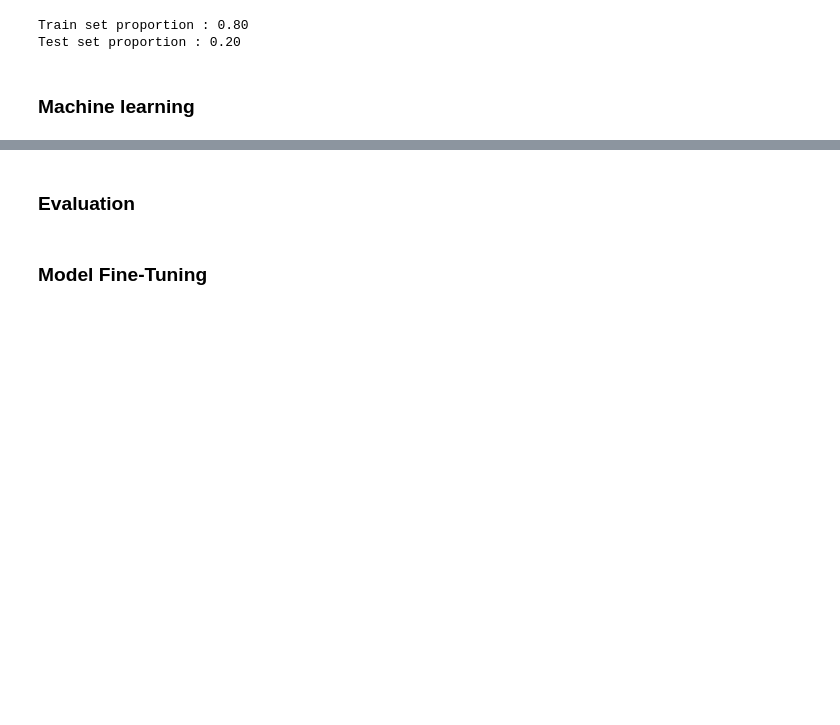
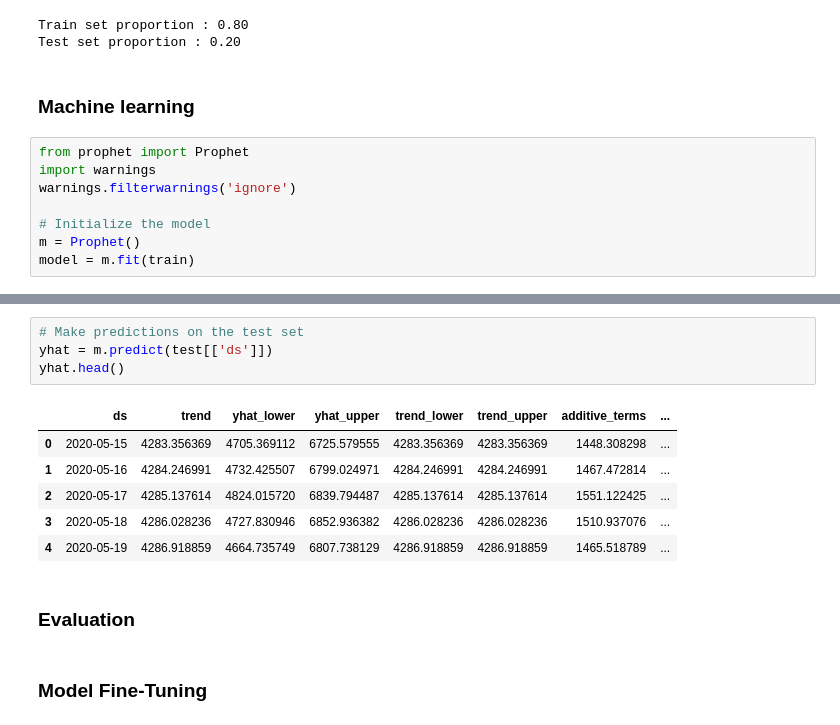
Before and after one commit to jaylesmajor/time-series-analysis, a Jupyter notebook: sales.ipynb, the cells around one changed output, grey strips where cells are left out. Drawn from its saved outputs; the diff is of its cells as text; blank space fills up the shorter version.

Commit message:
Finished Model Prediction

```diff
--- a/sales.ipynb
+++ b/sales.ipynb
@@ -240,3 +240,11 @@ Train set proportion : 0.80
 Test set proportion : 0.20
 # %% [markdown]
 ### **Machine learning**
+# %%
+from prophet import Prophet
+import warnings
+warnings.filterwarnings('ignore')
+
+# Initialize the model
+m = Prophet()
+model = m.fit(train)
@@ -243,3 +254,14 @@ Test set proportion : 0.20
+# %%
+# Make predictions on the test set
+yhat = m.predict(test[['ds']])
+yhat.head()
+# %% [output]
+|  | ds | trend | yhat_lower | yhat_upper | trend_lower | trend_upper | additive_terms | ... |
+| 0 | 2020-05-15 | 4283.356369 | 4705.369112 | 6725.579555 | 4283.356369 | 4283.356369 | 1448.308298 | ... |
+| 1 | 2020-05-16 | 4284.246991 | 4732.425507 | 6799.024971 | 4284.246991 | 4284.246991 | 1467.472814 | ... |
+| 2 | 2020-05-17 | 4285.137614 | 4824.015720 | 6839.794487 | 4285.137614 | 4285.137614 | 1551.122425 | ... |
+| 3 | 2020-05-18 | 4286.028236 | 4727.830946 | 6852.936382 | 4286.028236 | 4286.028236 | 1510.937076 | ... |
+| 4 | 2020-05-19 | 4286.918859 | 4664.735749 | 6807.738129 | 4286.918859 | 4286.918859 | 1465.518789 | ... |
 # %% [markdown]
 ### **Evaluation**
 # %% [markdown]
```
Also changed, not shown: parts of 1 cell of this notebook, 2 other files.
